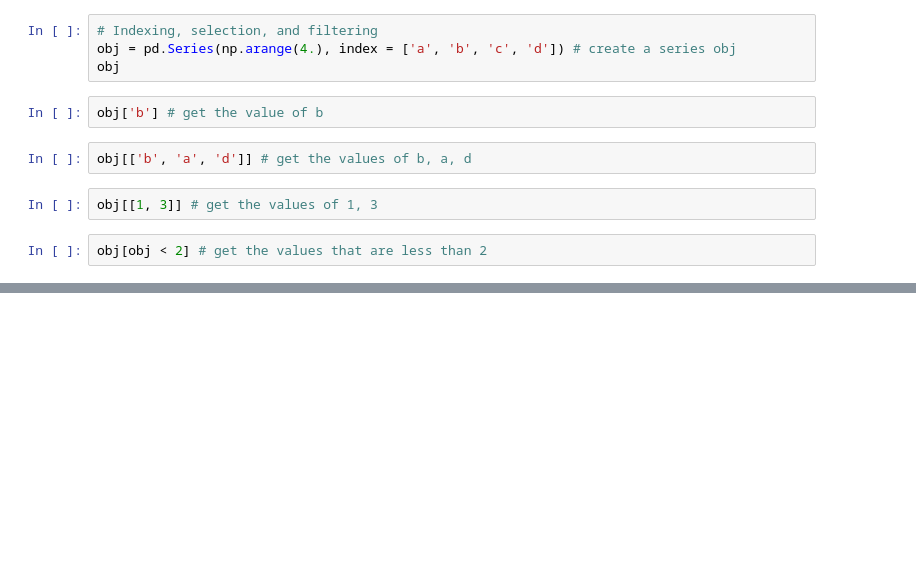
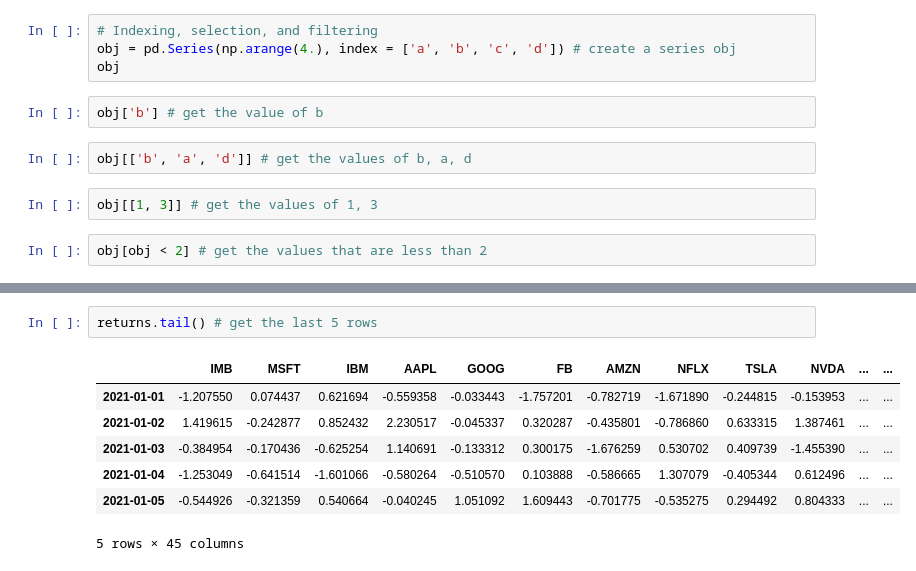
Before and after one commit to KevinShindel/MachineLearning, a Jupyter notebook: Pandas/book/pandas_base.ipynb, the cells around one changed output, grey strips where cells are left out. Drawn from its saved outputs; the diff is of its cells as text; blank space fills up the shorter version.

```diff
--- a/Pandas/book/pandas_base.ipynb
+++ b/Pandas/book/pandas_base.ipynb
@@ -240,0 +529,10 @@ obj[obj < 2] # get the values that are less than 2
+# %%
+returns.tail() # get the last 5 rows
+# %% [output]
+|  | IMB | MSFT | IBM | AAPL | GOOG | FB | AMZN | NFLX | TSLA | NVDA | ... | ... |
+| 2021-01-01 | -1.207550 | 0.074437 | 0.621694 | -0.559358 | -0.033443 | -1.757201 | -0.782719 | -1.671890 | -0.244815 | -0.153953 | ... | ... |
+| 2021-01-02 | 1.419615 | -0.242877 | 0.852432 | 2.230517 | -0.045337 | 0.320287 | -0.435801 | -0.786860 | 0.633315 | 1.387461 | ... | ... |
+| 2021-01-03 | -0.384954 | -0.170436 | -0.625254 | 1.140691 | -0.133312 | 0.300175 | -1.676259 | 0.530702 | 0.409739 | -1.455390 | ... | ... |
+| 2021-01-04 | -1.253049 | -0.641514 | -1.601066 | -0.580264 | -0.510570 | 0.103888 | -0.586665 | 1.307079 | -0.405344 | 0.612496 | ... | ... |
+| 2021-01-05 | -0.544926 | -0.321359 | 0.540664 | -0.040245 | 1.051092 | 1.609443 | -0.701775 | -0.535275 | 0.294492 | 0.804333 | ... | ... |
+5 rows × 45 columns
```
Also changed, not shown: parts of 69 cells of this notebook, 1 other file.
